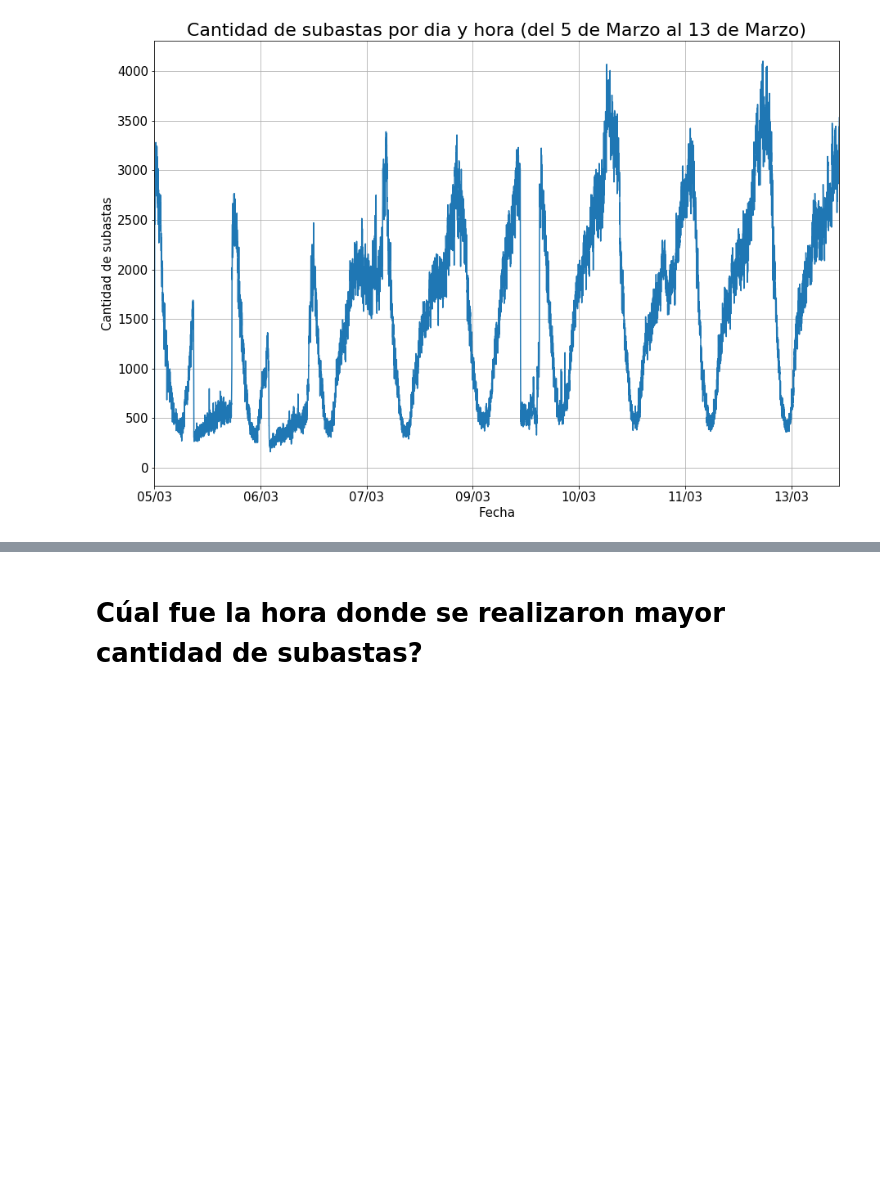
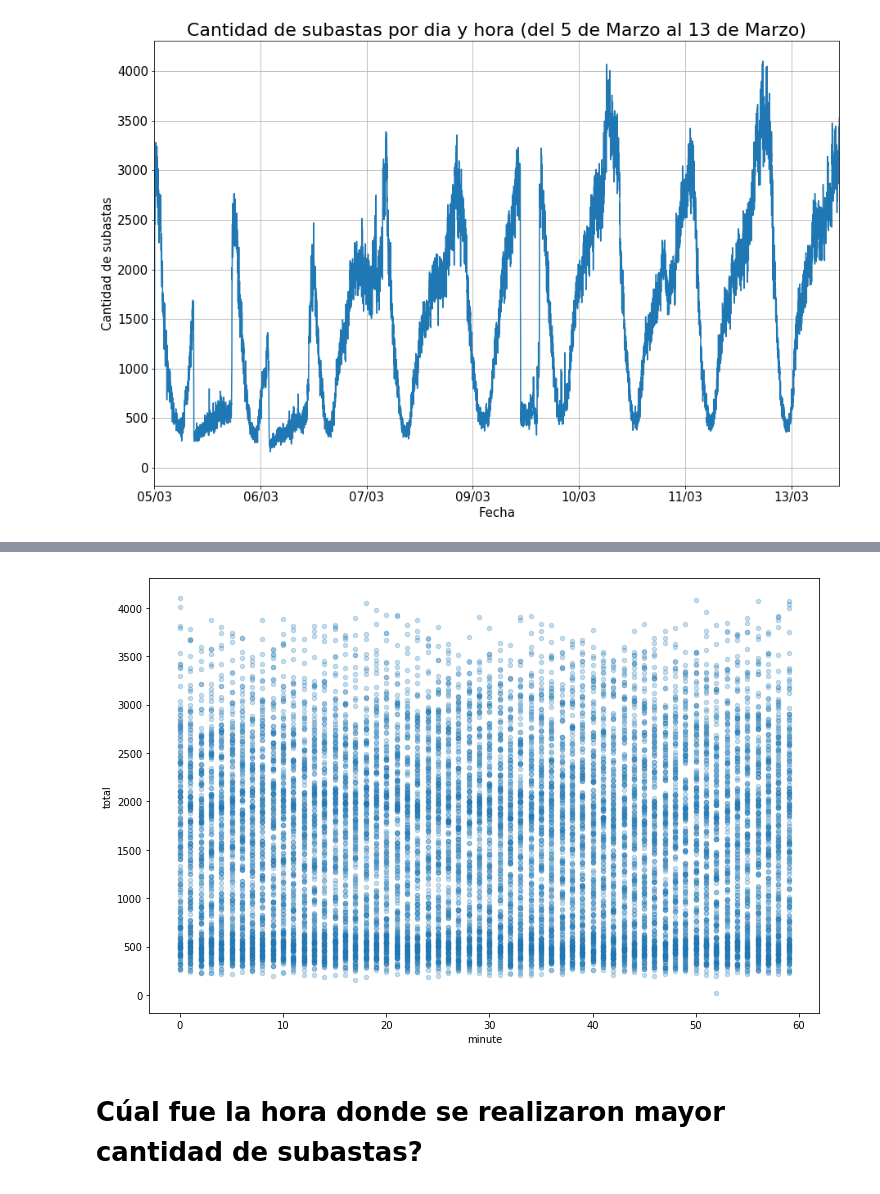
Before and after one commit to faristegui/tpdatos2019, a Jupyter notebook: notebooks/Auctions_Analisis_cesar.ipynb, the cells around one changed output, grey strips where cells are left out. Saved outputs shown, nothing was run; the diff lists cells and outputs as text; code cells hidden in the pictures; blank space fills up the shorter version.

```diff
--- a/notebooks/Auctions_Analisis_cesar.ipynb
+++ b/notebooks/Auctions_Analisis_cesar.ipynb
@@ -416,0 +415,4 @@ plt.show()
+# %%
+dfAuctionsByDateHour2.plot.scatter('minute','total',alpha=0.25,figsize=(12,8));
+# %% [output]
+[figure, added]
```
Also changed, not shown: parts of 26 cells of this notebook.
